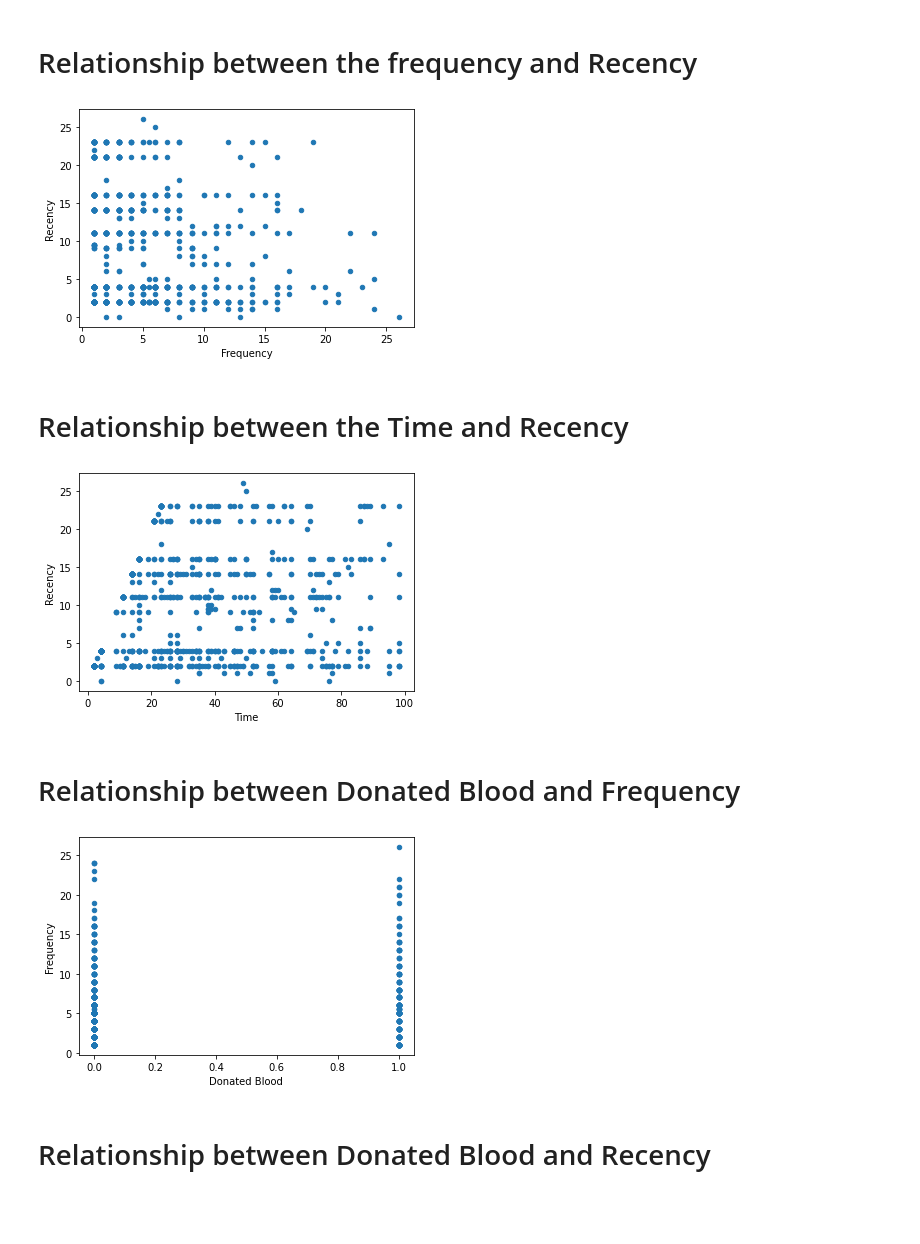
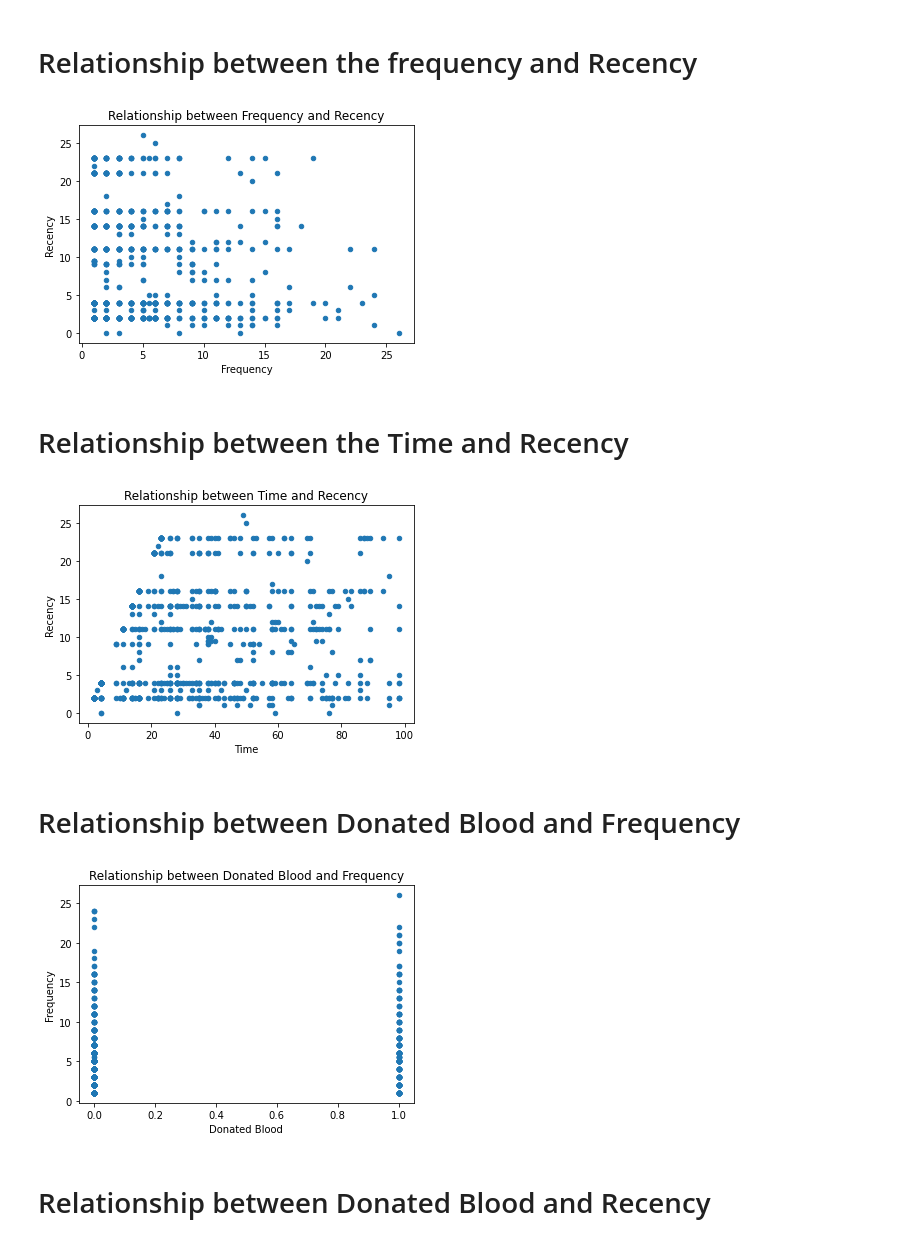
Before and after one commit to PurushottamPadhya/Datascience_Assignment_Blood_Transfusion, a Jupyter notebook: assignment2_s3804289_s3847501.ipynb, the cells around one changed output. Saved outputs shown, nothing was run; the diff lists cells and outputs as text; code cells hidden in the pictures; blank space fills up the shorter version.

```diff
--- a/assignment2_s3804289_s3847501.ipynb
+++ b/assignment2_s3804289_s3847501.ipynb
@@ -311,24 +355,27 @@ plt.show()
 # %%
 
 fake_transfusion.plot(kind='scatter',x='Frequency',y='Recency')
+plt.title('Relationship between Frequency and Recency')
 plt.show()
 # %% [output]
-[figure, old version]
+[figure, new version]
 # %% [markdown]
 # Relationship between the Time and Recency
 # %%
 
 fake_transfusion.plot(kind='scatter',x='Time',y='Recency')
+plt.title('Relationship between Time and Recency')
 plt.show()
 # %% [output]
-[figure, old version]
+[figure, new version]
 # %% [markdown]
 # Relationship between Donated Blood and Frequency
 # %%
 fake_transfusion.plot(kind='scatter',x='Donated Blood',y='Frequency')
+plt.title('Relationship between Donated Blood and Frequency')
 plt.show()
 # %% [output]
-[figure, old version]
+[figure, new version]
 # %% [markdown]
 # Relationship between Donated Blood and Recency
 # %%
```
Also changed, not shown: parts of 27 cells of this notebook, 2 other files.
